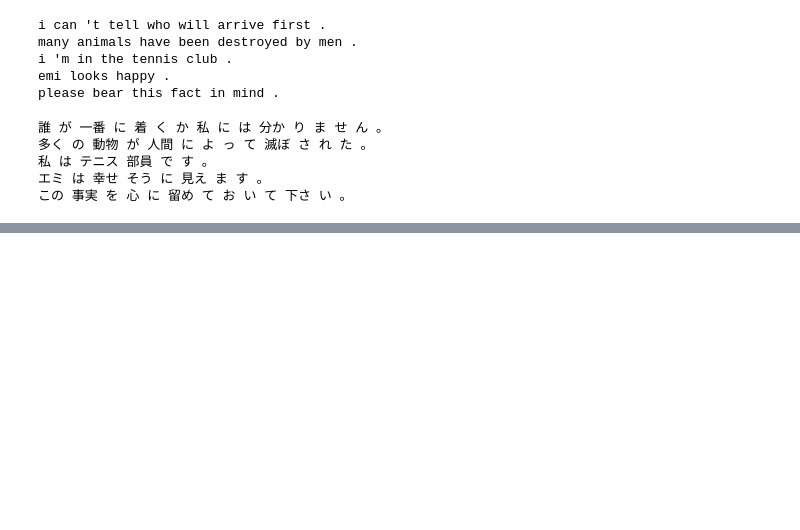
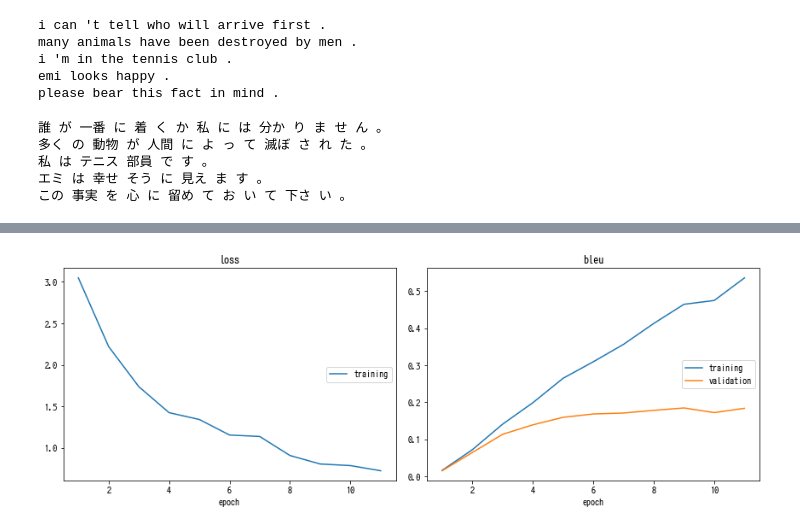
Before and after one commit to takoroy/mypytorch-memo, a Jupyter notebook: TranslationWithASequenceToSequenceNetworkAndAttention.ipynb, the cells around one changed output, grey strips where cells are left out. Saved outputs shown, nothing was run; the diff lists cells and outputs as text; code cells hidden in the pictures; blank space fills up the shorter version.

```diff
--- a/TranslationWithASequenceToSequenceNetworkAndAttention.ipynb
+++ b/TranslationWithASequenceToSequenceNetworkAndAttention.ipynb
@@ -435,0 +688,10 @@ output = 彼女 の 病気 の ため に パーティー に た た 。 た <E
+# %%
+emb_size = 1024
+hidden_size = 1024
+attn_size = 1024
+
+encoder = EncoderRNN(input_lang.n_words, emb_size, hidden_size).to(device)
+decoder = AttnDecoderRNN2(emb_size, hidden_size, attn_size, output_lang.n_words).to(device)
+train_iters(encoder, decoder, batch_size=200, epochs=20, teacher_forcing=0.9, early_stopping=3)
+# %% [output]
+[figure, added]
```
Also changed, not shown: parts of 54 cells of this notebook.
